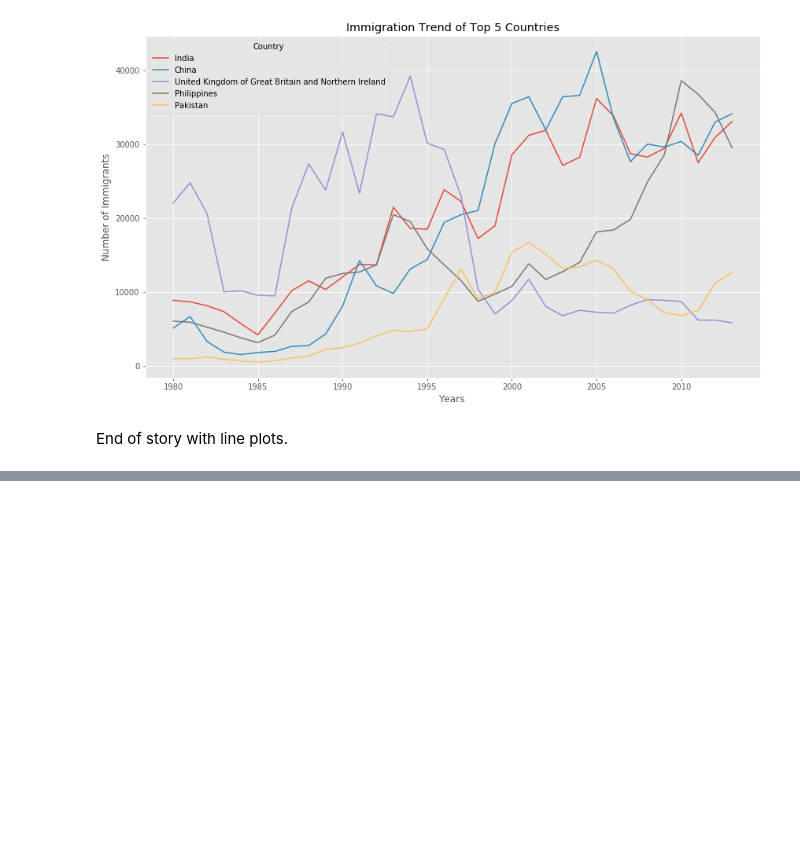
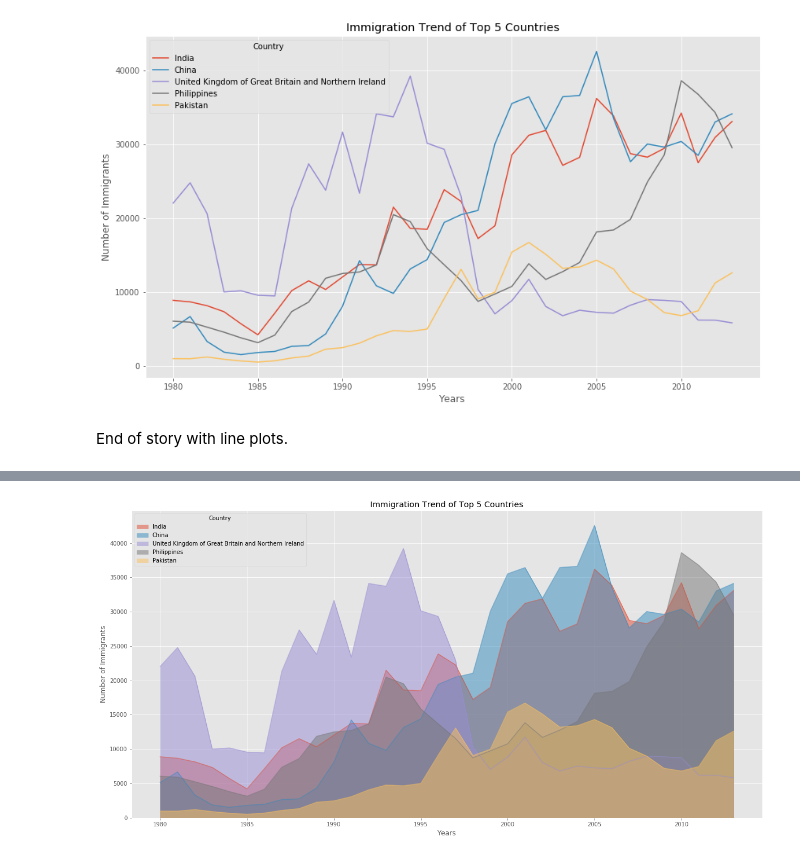
Before and after one commit to Jason-Amith/Data-Visualization-with-Python, a Jupyter notebook: ImmiCan.ipynb, the cells around one changed output, grey strips where cells are left out. Saved outputs shown, nothing was run; the diff lists cells and outputs as text; code cells hidden in the pictures; blank space fills up the shorter version.

```diff
--- a/ImmiCan.ipynb
+++ b/ImmiCan.ipynb
@@ -532,0 +535,10 @@ End of story with line plots.
+# %%
+df_can.sort_values(['Total'], ascending=False, axis=0, inplace=True)
+
+# get the top 5 entries
+df_top5 = df_can.head()
+
+# transpose the dataframe
+df_top5 = df_top5[years].transpose()
+
+df_top5.head()
@@ -532,0 +552,15 @@ End of story with line plots.
+# %%
+df_top5.index = df_top5.index.map(int) # let's change the index values of df_top5 to type integer for plotting
+#to produce an unstacked plot, pass stacked = flase
+df_top5.plot(kind='area',
+             stacked=False,
+             figsize=(20, 10), # pass a tuple (x, y) size
+             )
+
+plt.title('Immigration Trend of Top 5 Countries')
+plt.ylabel('Number of Immigrants')
+plt.xlabel('Years')
+
+plt.show()
+# %% [output]
+[figure, added]
```
Also changed, not shown: parts of 11 cells of this notebook.
